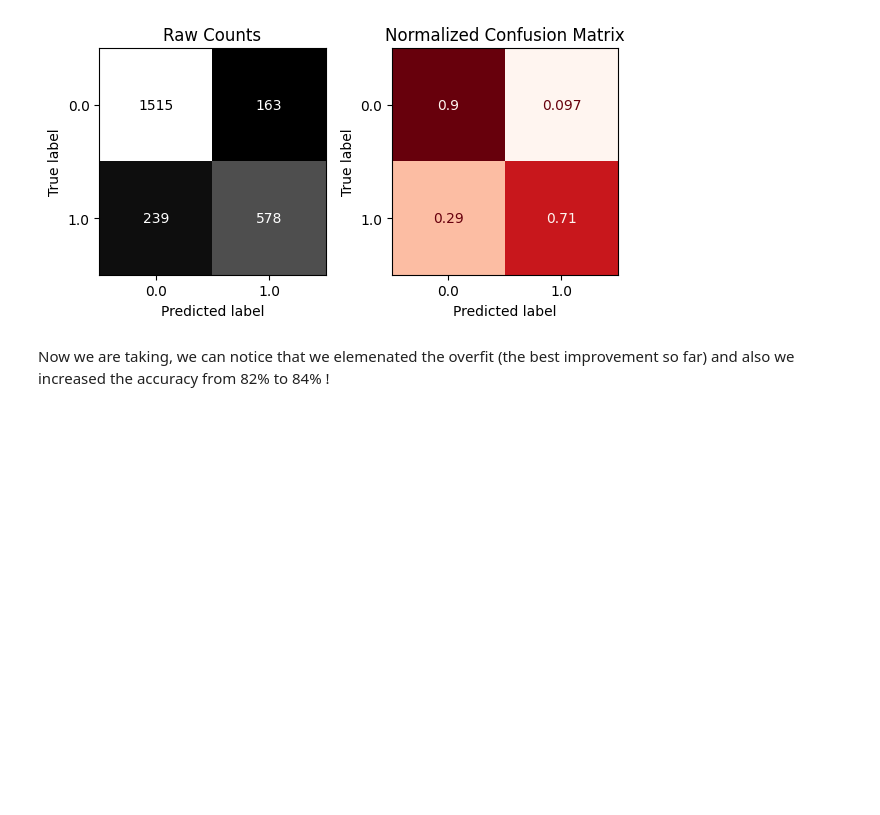
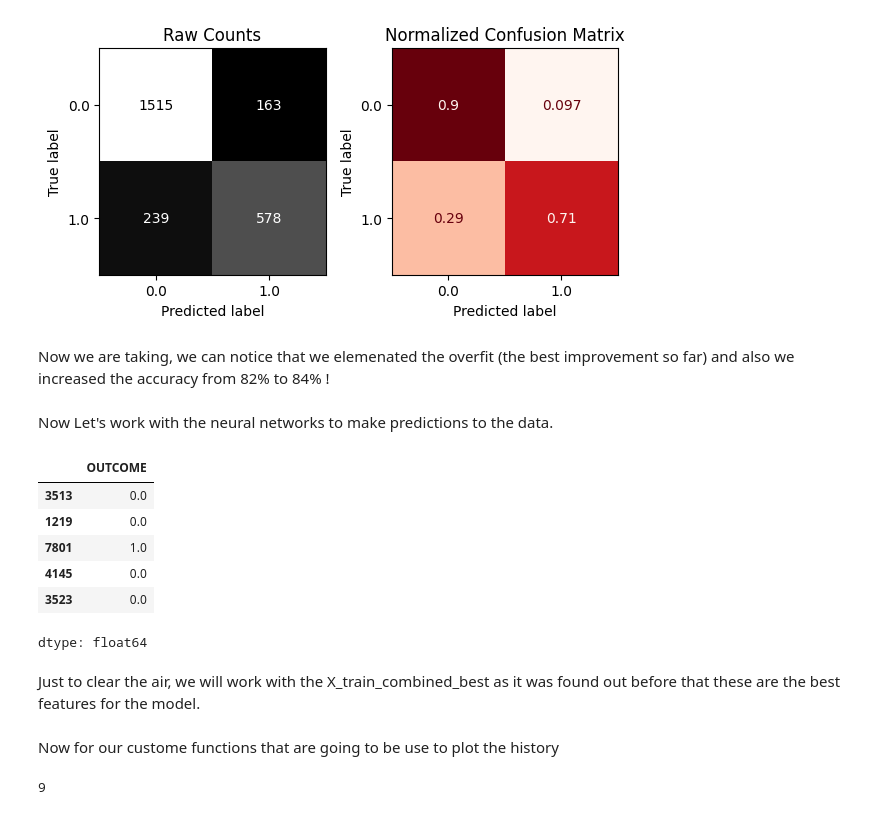
Before and after one commit to Mohammed-Abu-Oudah/Car-Insurance-Classifier, a Jupyter notebook: Car_insurance_classifier.ipynb, the cells around one changed output. Saved outputs shown, nothing was run; the diff lists cells and outputs as text; code cells hidden in the pictures; blank space fills up the shorter version.

```diff
--- a/Car_insurance_classifier.ipynb
+++ b/Car_insurance_classifier.ipynb
@@ -1490,3 +1490,17 @@ weighted avg       0.84      0.84      0.84      2495
 [figure]
 # %% [markdown]
 Now we are taking, we can notice that we elemenated the overfit (the best improvement so far) and also we increased the accuracy from 82% to 84% !
+# %% [markdown]
+Now Let's work with the neural networks to make predictions to the data.
+# %%
+y_train.head()
+# %% [output]
+|  | OUTCOME |
+| 3513 | 0.0 |
+| 1219 | 0.0 |
+| 7801 | 1.0 |
+| 4145 | 0.0 |
+| 3523 | 0.0 |
+dtype: float64
+# %% [markdown]
+Just to clear the air, we will work with the X_train_combined_best as it was found out before that these are the best features for the model.
@@ -1492,0 +1514,2 @@ Now we are taking, we can notice that we elemenated the overfit (the best improv
+# %% [markdown]
+Now for our custome functions that are going to be use to plot the history
@@ -1492,0 +1555,4 @@ Now we are taking, we can notice that we elemenated the overfit (the best improv
+# %%
+input_shape
+# %% [output]
+9
```
Also changed, not shown: parts of 23 cells of this notebook.
